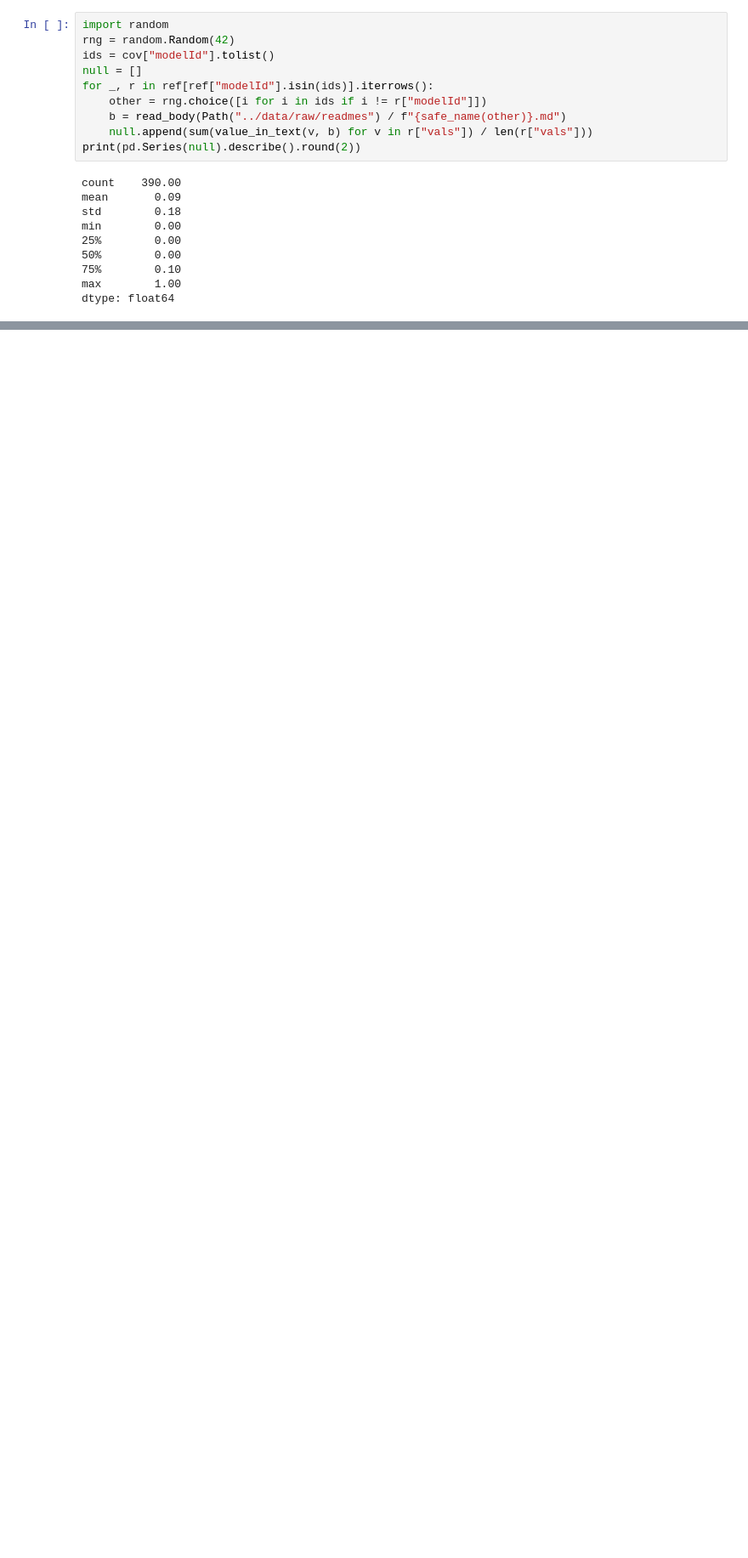
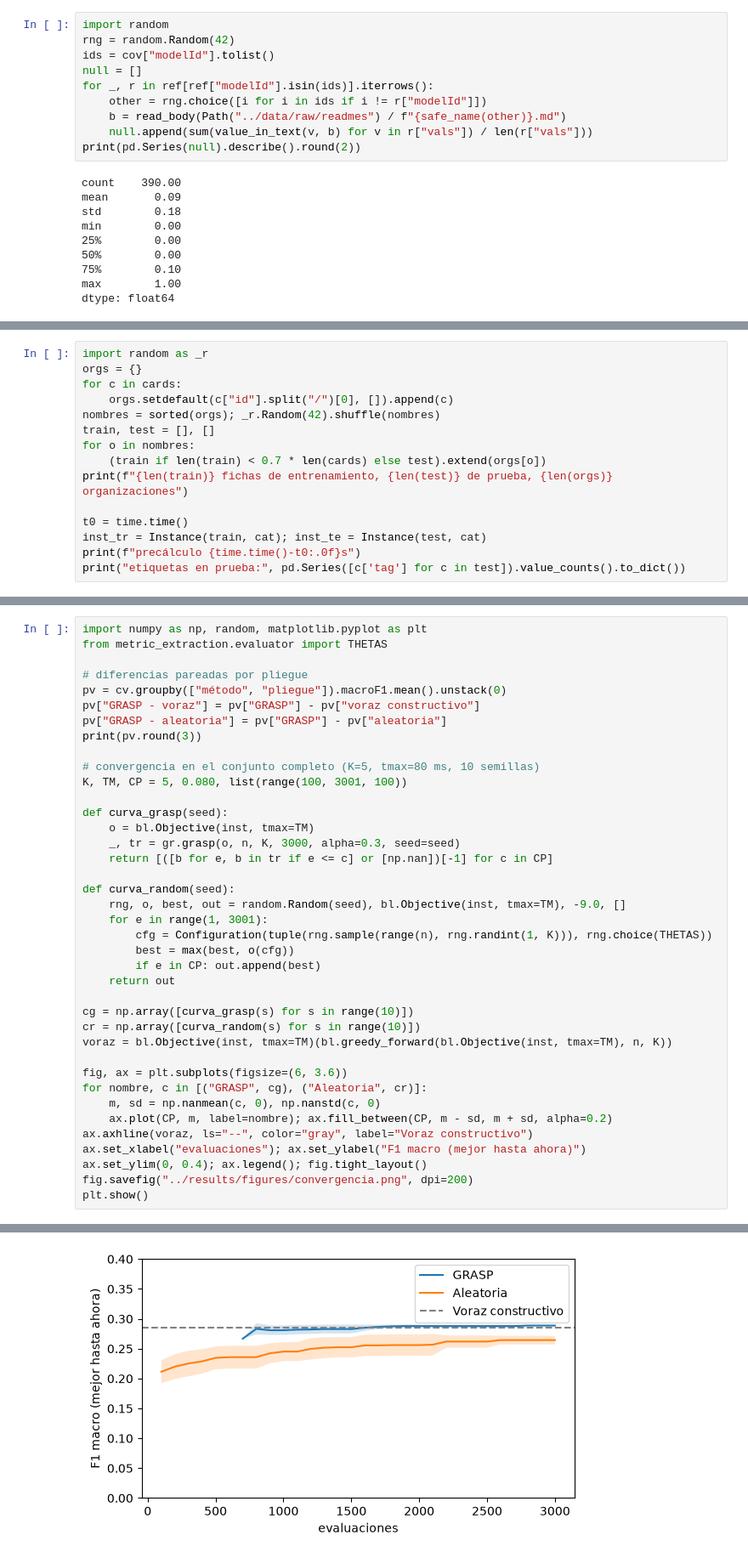
Before and after one commit to jufegare000/methaheuristics-final, a Jupyter notebook: notebooks/01_factibilidad.ipynb, the cells around one changed output, grey strips where cells are left out. Shown at 85% size. Cells and saved outputs as stored; diff of their text form; blank space fills up the shorter version.

```diff
--- a/notebooks/01_factibilidad.ipynb
+++ b/notebooks/01_factibilidad.ipynb
@@ -301,0 +709,15 @@ token-classification     10   NaN  0.00   NaN
+# %%
+import random as _r
+orgs = {}
+for c in cards:
+    orgs.setdefault(c["id"].split("/")[0], []).append(c)
+nombres = sorted(orgs); _r.Random(42).shuffle(nombres)
+train, test = [], []
+for o in nombres:
+    (train if len(train) < 0.7 * len(cards) else test).extend(orgs[o])
+print(f"{len(train)} fichas de entrenamiento, {len(test)} de prueba, {len(orgs)} organizaciones")
+
+t0 = time.time()
+inst_tr = Instance(train, cat); inst_te = Instance(test, cat)
+print(f"precálculo {time.time()-t0:.0f}s")
+print("etiquetas en prueba:", pd.Series([c['tag'] for c in test]).value_counts().to_dict())
@@ -301,0 +844,40 @@ token-classification     10   NaN  0.00   NaN
+# %%
+import numpy as np, random, matplotlib.pyplot as plt
+from metric_extraction.evaluator import THETAS
+
+# diferencias pareadas por pliegue
+pv = cv.groupby(["método", "pliegue"]).macroF1.mean().unstack(0)
+pv["GRASP - voraz"] = pv["GRASP"] - pv["voraz constructivo"]
+pv["GRASP - aleatoria"] = pv["GRASP"] - pv["aleatoria"]
+print(pv.round(3))
+
+# convergencia en el conjunto completo (K=5, tmax=80 ms, 10 semillas)
+K, TM, CP = 5, 0.080, list(range(100, 3001, 100))
+
+def curva_grasp(seed):
+    o = bl.Objective(inst, tmax=TM)
+    _, tr = gr.grasp(o, n, K, 3000, alpha=0.3, seed=seed)
+    return [([b for e, b in tr if e <= c] or [np.nan])[-1] for c in CP]
+
+def curva_random(seed):
+    rng, o, best, out = random.Random(seed), bl.Objective(inst, tmax=TM), -9.0, []
+    for e in range(1, 3001):
+        cfg = Configuration(tuple(rng.sample(range(n), rng.randint(1, K))), rng.choice(THETAS))
+        best = max(best, o(cfg))
+        if e in CP: out.append(best)
+    return out
+
+cg = np.array([curva_grasp(s) for s in range(10)])
+cr = np.array([curva_random(s) for s in range(10)])
+voraz = bl.Objective(inst, tmax=TM)(bl.greedy_forward(bl.Objective(inst, tmax=TM), n, K))
+
+fig, ax = plt.subplots(figsize=(6, 3.6))
+for nombre, c in [("GRASP", cg), ("Aleatoria", cr)]:
+    m, sd = np.nanmean(c, 0), np.nanstd(c, 0)
+    ax.plot(CP, m, label=nombre); ax.fill_between(CP, m - sd, m + sd, alpha=0.2)
+ax.axhline(voraz, ls="--", color="gray", label="Voraz constructivo")
+ax.set_xlabel("evaluaciones"); ax.set_ylabel("F1 macro (mejor hasta ahora)")
+ax.set_ylim(0, 0.4); ax.legend(); fig.tight_layout()
+fig.savefig("../results/figures/convergencia.png", dpi=200)
+plt.show()
+# %% [output]
@@ -301,0 +899 @@ token-classification     10   NaN  0.00   NaN
+[figure, added]
```
Also changed, not shown: parts of 20 cells of this notebook, 11 other files.
